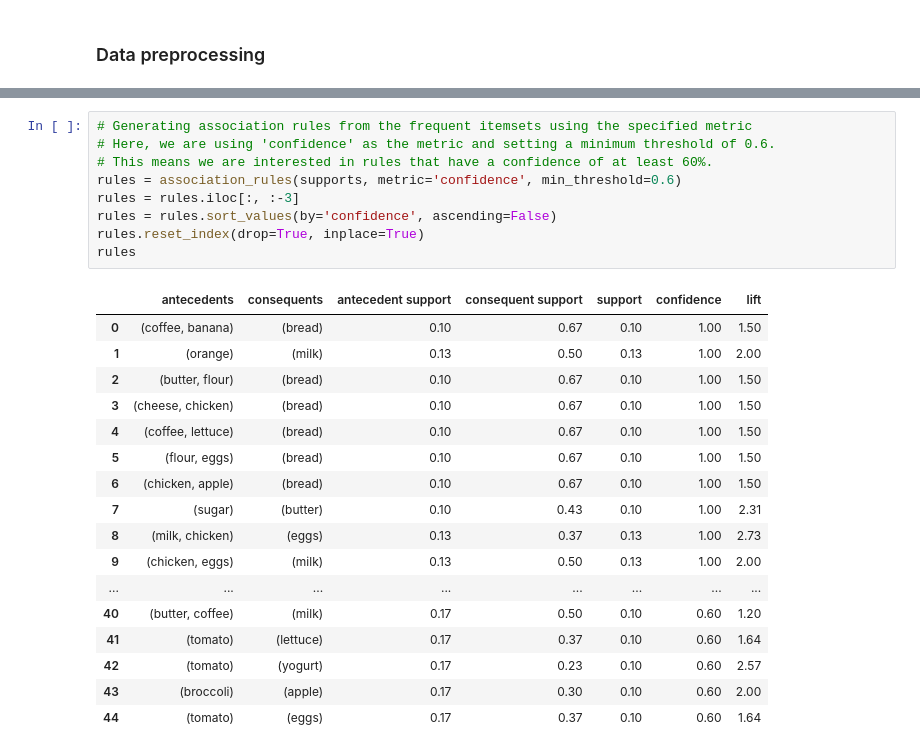
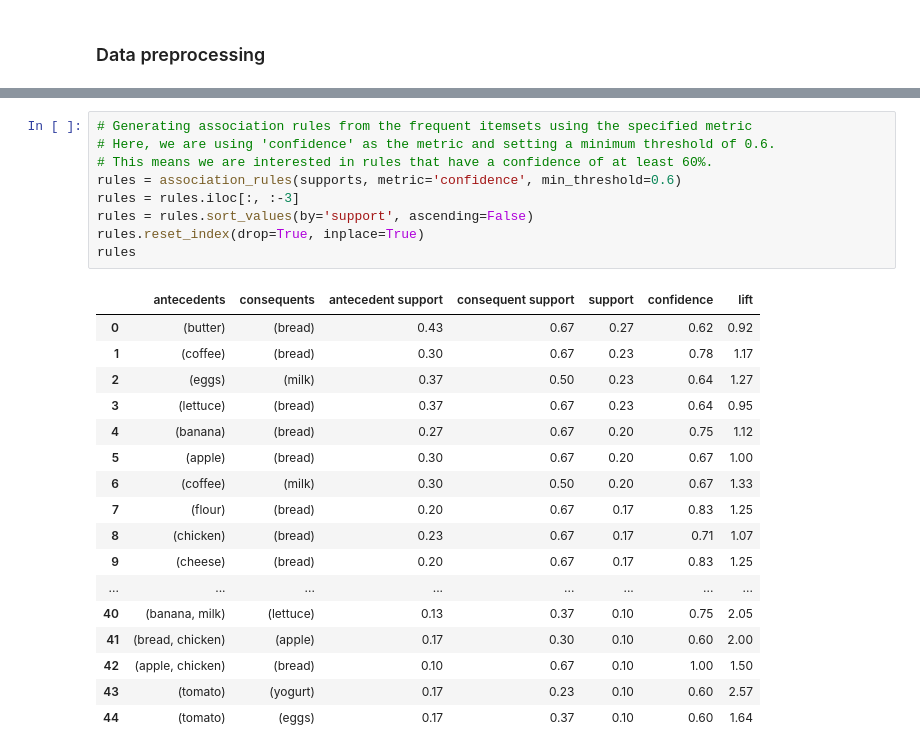
Before and after one commit to davidofitaly/07_association_rules, a Jupyter notebook: 01_shopping_basket_analysis_visualizing_purchase_patterns.ipynb, the cells around one changed output, grey strips where cells are left out. Drawn from its saved outputs; the diff is of its cells as text.

```diff
--- a/01_shopping_basket_analysis_visualizing_purchase_patterns.ipynb
+++ b/01_shopping_basket_analysis_visualizing_purchase_patterns.ipynb
@@ -152,27 +208,27 @@ Product sets:
 # %%
 # Generating association rules from the frequent itemsets using the specified metric
 # Here, we are using 'confidence' as the metric and setting a minimum threshold of 0.6.
 # This means we are interested in rules that have a confidence of at least 60%.
 rules = association_rules(supports, metric='confidence', min_threshold=0.6)
 rules = rules.iloc[:, :-3]
-rules = rules.sort_values(by='confidence', ascending=False)
+rules = rules.sort_values(by='support', ascending=False)
 rules.reset_index(drop=True, inplace=True)
 rules
 # %% [output]
 |  | antecedents | consequents | antecedent support | consequent support | support | confidence | lift |
-| 0 | (coffee, banana) | (bread) | 0.10 | 0.67 | 0.10 | 1.00 | 1.50 |
-| 1 | (orange) | (milk) | 0.13 | 0.50 | 0.13 | 1.00 | 2.00 |
-| 2 | (butter, flour) | (bread) | 0.10 | 0.67 | 0.10 | 1.00 | 1.50 |
-| 3 | (cheese, chicken) | (bread) | 0.10 | 0.67 | 0.10 | 1.00 | 1.50 |
-| 4 | (coffee, lettuce) | (bread) | 0.10 | 0.67 | 0.10 | 1.00 | 1.50 |
-| 5 | (flour, eggs) | (bread) | 0.10 | 0.67 | 0.10 | 1.00 | 1.50 |
-| 6 | (chicken, apple) | (bread) | 0.10 | 0.67 | 0.10 | 1.00 | 1.50 |
-| 7 | (sugar) | (butter) | 0.10 | 0.43 | 0.10 | 1.00 | 2.31 |
-| 8 | (milk, chicken) | (eggs) | 0.13 | 0.37 | 0.13 | 1.00 | 2.73 |
-| 9 | (chicken, eggs) | (milk) | 0.13 | 0.50 | 0.13 | 1.00 | 2.00 |
+| 0 | (butter) | (bread) | 0.43 | 0.67 | 0.27 | 0.62 | 0.92 |
+| 1 | (coffee) | (bread) | 0.30 | 0.67 | 0.23 | 0.78 | 1.17 |
+| 2 | (eggs) | (milk) | 0.37 | 0.50 | 0.23 | 0.64 | 1.27 |
+| 3 | (lettuce) | (bread) | 0.37 | 0.67 | 0.23 | 0.64 | 0.95 |
+| 4 | (banana) | (bread) | 0.27 | 0.67 | 0.20 | 0.75 | 1.12 |
+| 5 | (apple) | (bread) | 0.30 | 0.67 | 0.20 | 0.67 | 1.00 |
+| 6 | (coffee) | (milk) | 0.30 | 0.50 | 0.20 | 0.67 | 1.33 |
+| 7 | (flour) | (bread) | 0.20 | 0.67 | 0.17 | 0.83 | 1.25 |
+| 8 | (chicken) | (bread) | 0.23 | 0.67 | 0.17 | 0.71 | 1.07 |
+| 9 | (cheese) | (bread) | 0.20 | 0.67 | 0.17 | 0.83 | 1.25 |
 | ... | ... | ... | ... | ... | ... | ... | ... |
-| 40 | (butter, coffee) | (milk) | 0.17 | 0.50 | 0.10 | 0.60 | 1.20 |
-| 41 | (tomato) | (lettuce) | 0.17 | 0.37 | 0.10 | 0.60 | 1.64 |
-| 42 | (tomato) | (yogurt) | 0.17 | 0.23 | 0.10 | 0.60 | 2.57 |
-| 43 | (broccoli) | (apple) | 0.17 | 0.30 | 0.10 | 0.60 | 2.00 |
+| 40 | (banana, milk) | (lettuce) | 0.13 | 0.37 | 0.10 | 0.75 | 2.05 |
+| 41 | (bread, chicken) | (apple) | 0.17 | 0.30 | 0.10 | 0.60 | 2.00 |
+| 42 | (apple, chicken) | (bread) | 0.10 | 0.67 | 0.10 | 1.00 | 1.50 |
+| 43 | (tomato) | (yogurt) | 0.17 | 0.23 | 0.10 | 0.60 | 2.57 |
 | 44 | (tomato) | (eggs) | 0.17 | 0.37 | 0.10 | 0.60 | 1.64 |
```
Also changed, not shown: parts of 14 cells of this notebook.
